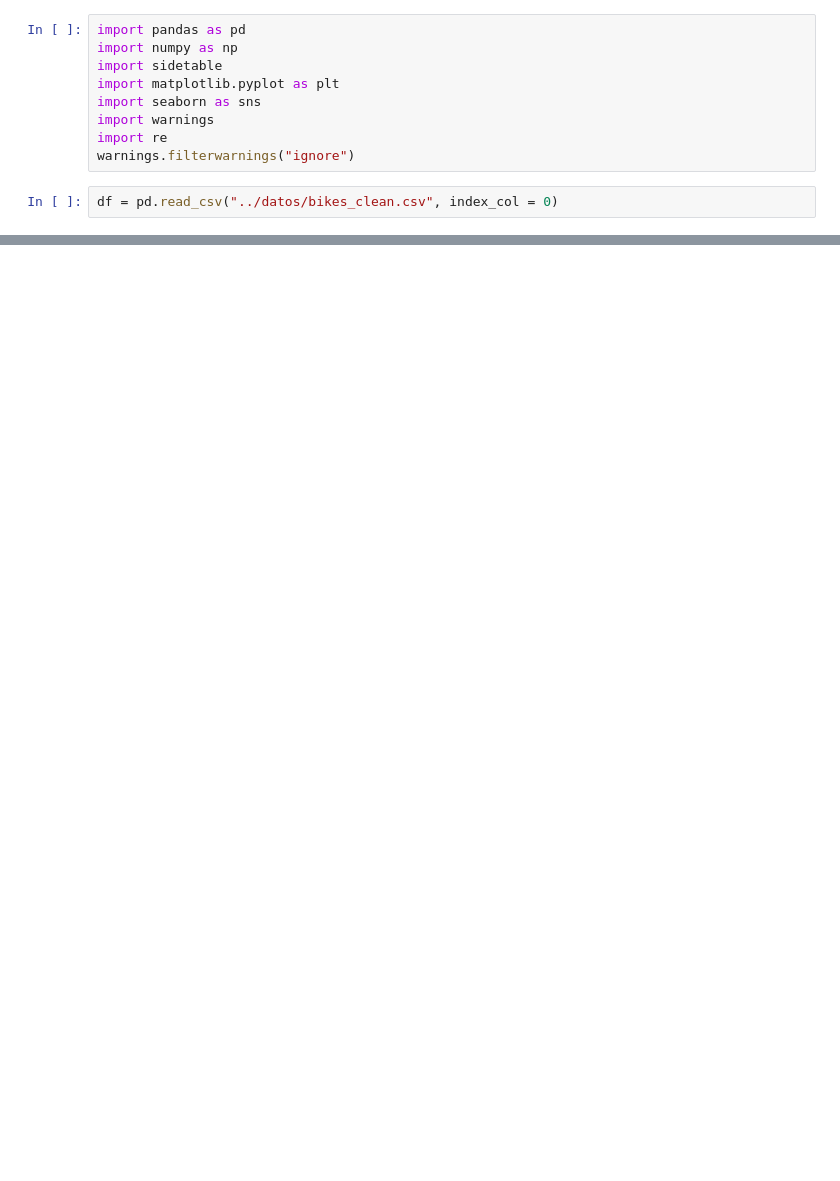
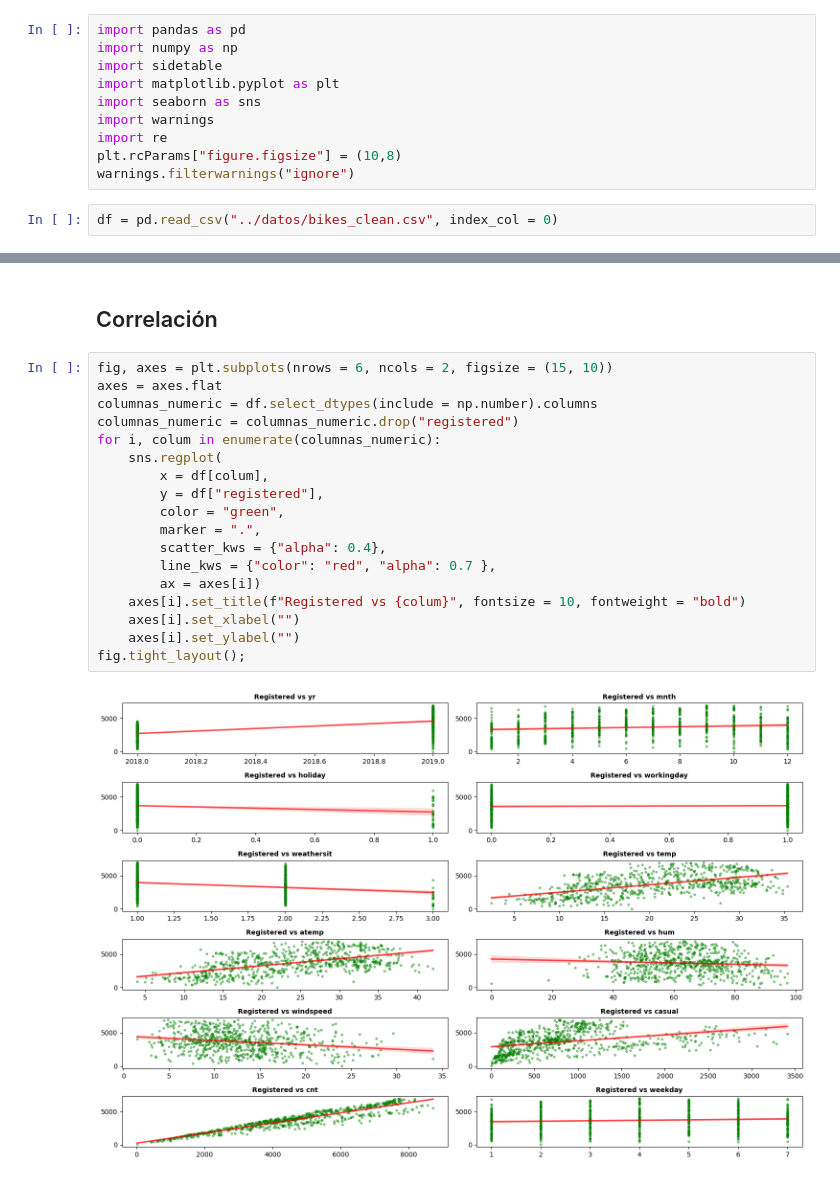
Before and after one commit to Adalab/DA-project-da-promo-c-modulo-3-team-6, a Jupyter notebook: sprint1/sprint1-Visualizaciones.ipynb, the cells around one changed output, grey strips where cells are left out. Drawn from its saved outputs; the diff is of its cells as text; blank space fills up the shorter version.

```diff
--- a/sprint1/sprint1-Visualizaciones.ipynb
+++ b/sprint1/sprint1-Visualizaciones.ipynb
@@ -8,6 +8,7 @@ import matplotlib.pyplot as plt
 import seaborn as sns
 import warnings
 import re
+plt.rcParams["figure.figsize"] = (10,8)
 warnings.filterwarnings("ignore")
 # %%
 df = pd.read_csv("../datos/bikes_clean.csv", index_col = 0)
@@ -27,0 +25,22 @@ df.head()
+# %% [markdown]
+## Correlación
+# %%
+fig, axes = plt.subplots(nrows = 6, ncols = 2, figsize = (15, 10))
+axes = axes.flat
+columnas_numeric = df.select_dtypes(include = np.number).columns
+columnas_numeric = columnas_numeric.drop("registered")
+for i, colum in enumerate(columnas_numeric):
+    sns.regplot(
+        x = df[colum],
+        y = df["registered"],
+        color = "green",
+        marker = ".",
+        scatter_kws = {"alpha": 0.4},
+        line_kws = {"color": "red", "alpha": 0.7 },
+        ax = axes[i])
+    axes[i].set_title(f"Registered vs {colum}", fontsize = 10, fontweight = "bold")
+    axes[i].set_xlabel("")
+    axes[i].set_ylabel("")
+fig.tight_layout();
+# %% [output]
+[figure, added]
```
Also changed, not shown: parts of 10 cells of this notebook, 4 other files.
